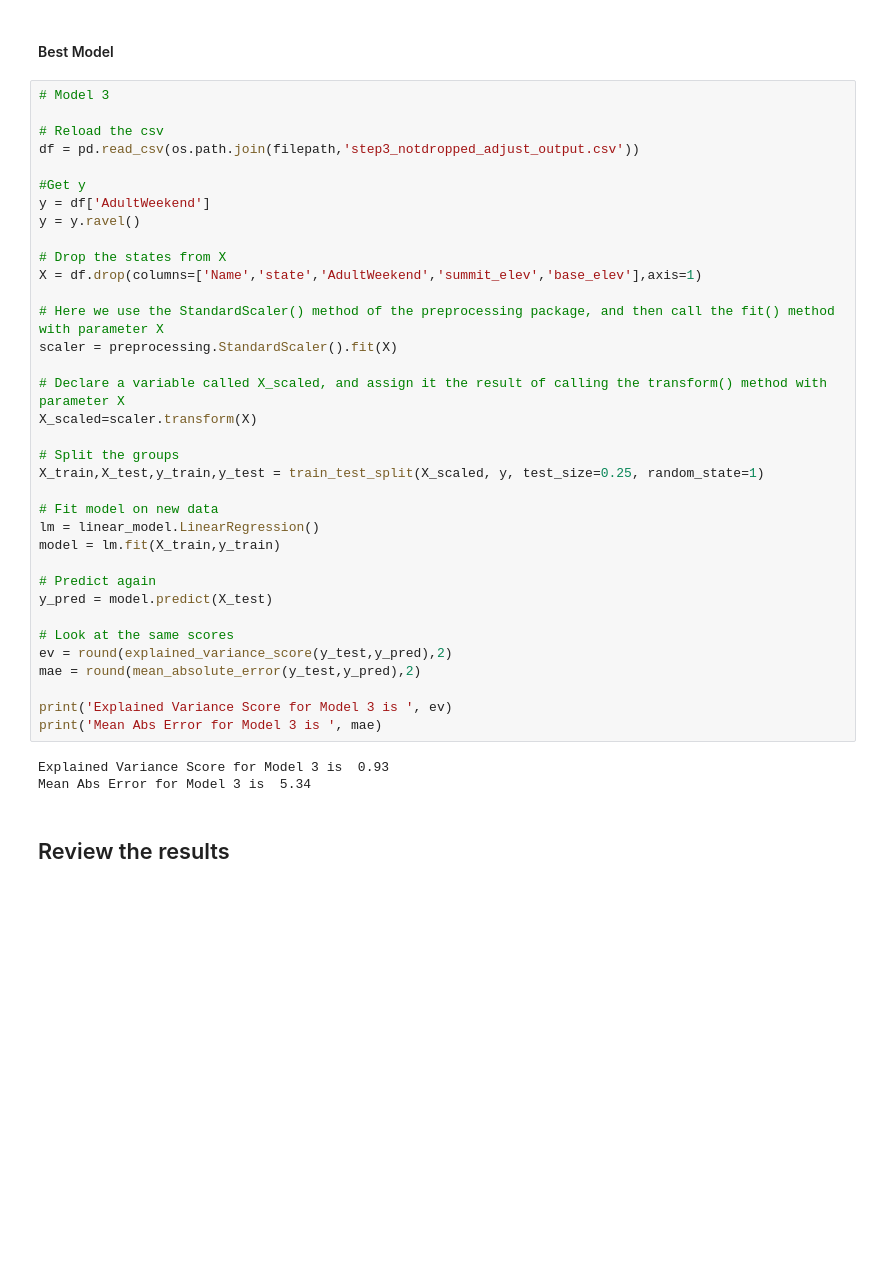
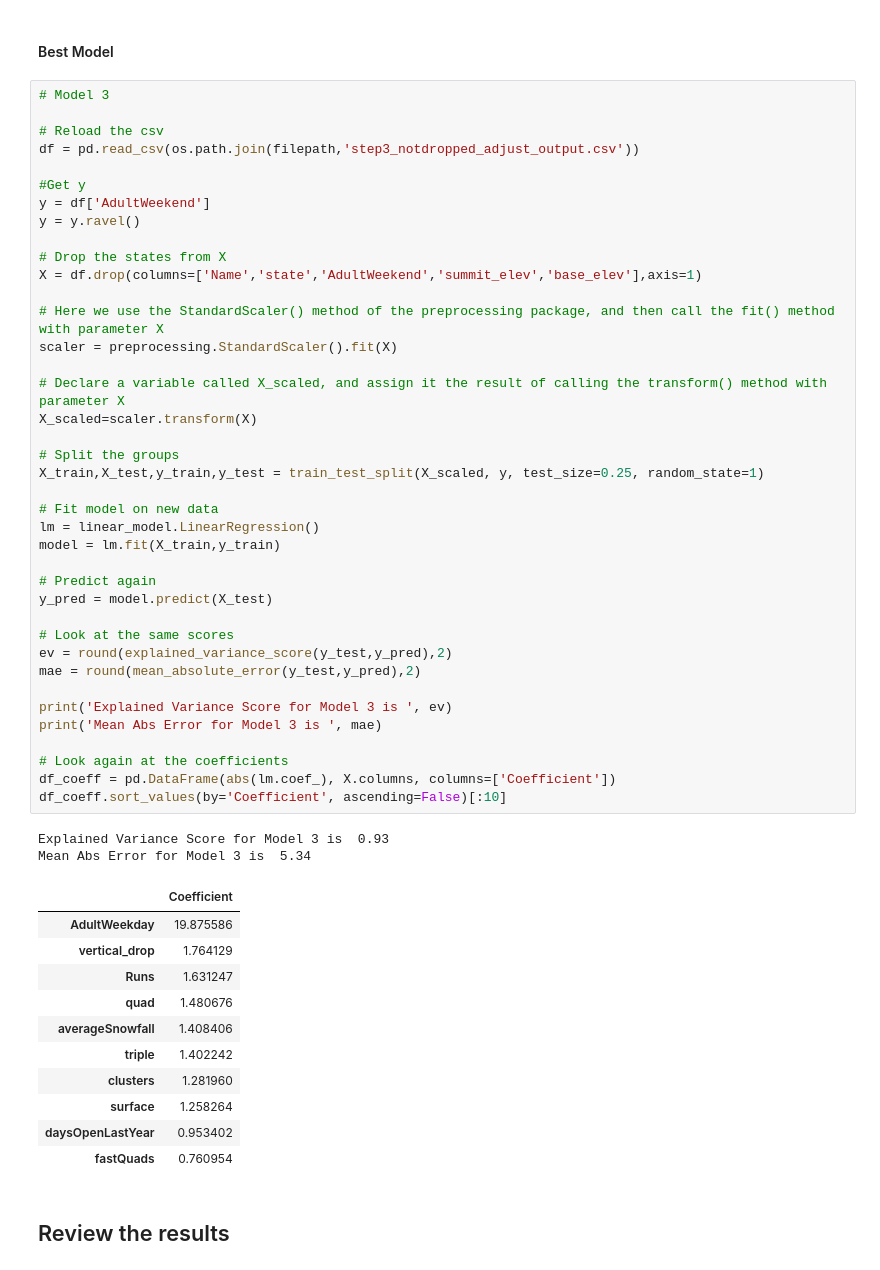
Before and after one commit to mrose10/Springboard, a Jupyter notebook: GuidedCapstone/Notebook_stepsix.ipynb, the cells around one changed output. Saved outputs shown, nothing was run; the diff lists cells and outputs as text; blank space fills up the shorter version.

```diff
--- a/GuidedCapstone/Notebook_stepsix.ipynb
+++ b/GuidedCapstone/Notebook_stepsix.ipynb
@@ -58,33 +58,48 @@ y = df['AdultWeekend']
 y = y.ravel()
 
 # Drop the states from X
 X = df.drop(columns=['Name','state','AdultWeekend','summit_elev','base_elev'],axis=1)
 
 # Here we use the StandardScaler() method of the preprocessing package, and then call the fit() method with parameter X
 scaler = preprocessing.StandardScaler().fit(X)
 
 # Declare a variable called X_scaled, and assign it the result of calling the transform() method with parameter X
 X_scaled=scaler.transform(X)
 
 # Split the groups
 X_train,X_test,y_train,y_test = train_test_split(X_scaled, y, test_size=0.25, random_state=1)
 
 # Fit model on new data
 lm = linear_model.LinearRegression()
 model = lm.fit(X_train,y_train)
 
 # Predict again
 y_pred = model.predict(X_test)
 
 # Look at the same scores
 ev = round(explained_variance_score(y_test,y_pred),2)
 mae = round(mean_absolute_error(y_test,y_pred),2)
 
 print('Explained Variance Score for Model 3 is ', ev)
 print('Mean Abs Error for Model 3 is ', mae)
+
+# Look again at the coefficients
+df_coeff = pd.DataFrame(abs(lm.coef_), X.columns, columns=['Coefficient'])
+df_coeff.sort_values(by='Coefficient', ascending=False)[:10]
 # %% [output]
 Explained Variance Score for Model 3 is  0.93
 Mean Abs Error for Model 3 is  5.34
+|  | Coefficient |
+| AdultWeekday | 19.875586 |
+| vertical_drop | 1.764129 |
+| Runs | 1.631247 |
+| quad | 1.480676 |
+| averageSnowfall | 1.408406 |
+| triple | 1.402242 |
+| clusters | 1.281960 |
+| surface | 1.258264 |
+| daysOpenLastYear | 0.953402 |
+| fastQuads | 0.760954 |
 # %% [markdown]
 ## Review the results
 # %% [markdown]
```
Also changed, not shown: parts of 10 cells of this notebook, 7 other files.
